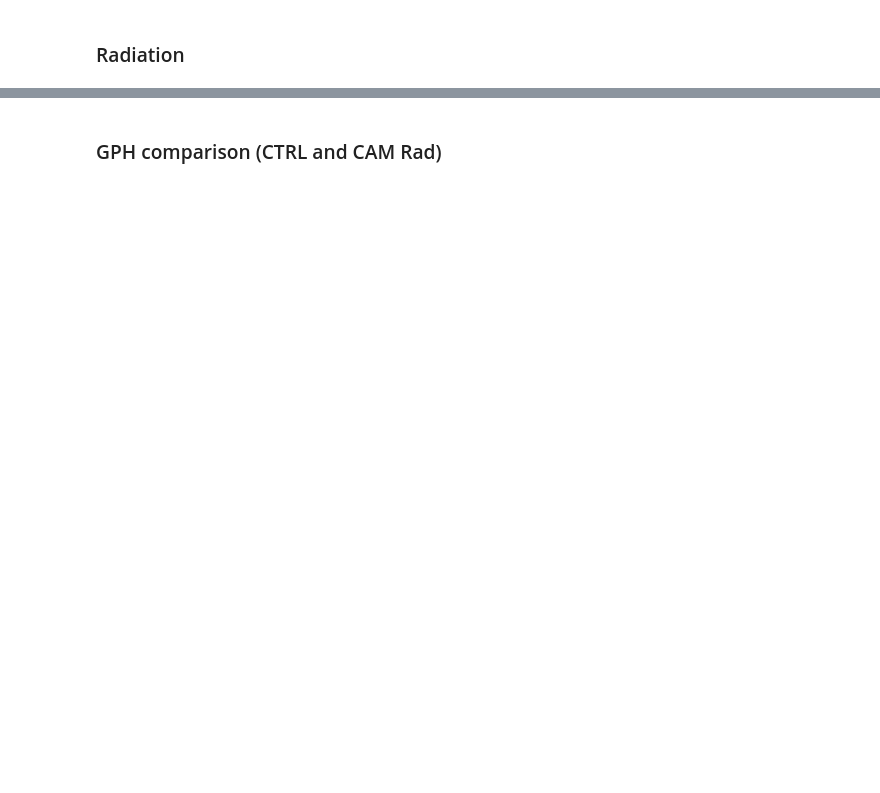
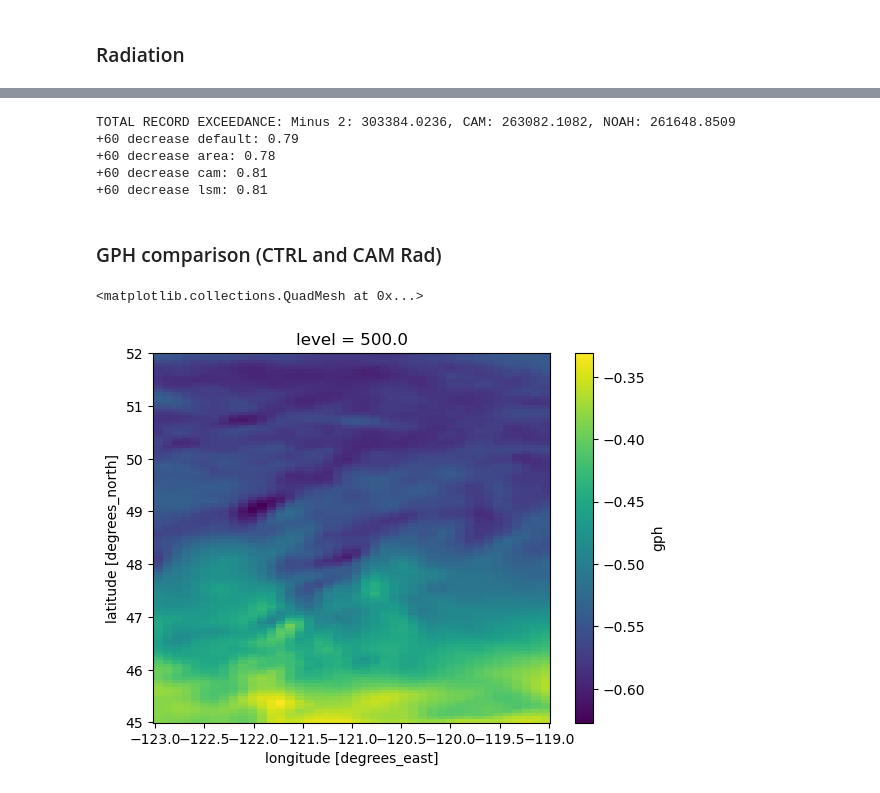
Before and after one commit to Lualawi/2021PNW_radiation, a Jupyter notebook: data_for_paper.ipynb, the cells around one changed output, grey strips where cells are left out. Saved outputs shown, nothing was run; the diff lists cells and outputs as text; code cells hidden in the pictures; blank space fills up the shorter version.

Commit message:
Update codes and figures after revision

```diff
--- a/data_for_paper.ipynb
+++ b/data_for_paper.ipynb
@@ -34,9 +49,9 @@ temperature_variables_era = ["t2m"]
 # %%
 #time indices
 indices = np.arange(57,153+1)
-
+filepath = '/scratch/st-rwhite01-1/lualawi/insol/insol/'
 #ERA for records
-with xr.open_dataset("/scratch/rwhite/ladmasu/insol/era5_t2m_hourly_1940-2021_PNW_JJA.nc") as era_reg:
+with xr.open_dataset(filepath+"era5_t2m_hourly_1940-2021_PNW_JJA.nc") as era_reg:
     era_dailymax = era_reg.resample(time = "1D").max()
     #find daily maximum and find the 2021 event in era5
     era_daily_max_PNW = era_dailymax.sel(latitude = slice(40,65), longitude = slice(-140,-100),
@@ -252,3 +474,45 @@ TOTAL RECORD EXCEEDANCE: Minus 2: 308970.833, CAM: 332536.7748, NOAH: 271464.927
+# %%
+##sensitivity studies
+rlat1 = 40
+rlat2 = 60
+rlon1=-130
+rlon2=-110
+
+june_minus2_max = june_minus2T.max(dim = 'XTIME')
+june_cam_max = june_camT.max(dim = 'XTIME')
+june_lsm_max = june_lsmT.max(dim = 'XTIME')
+
+aug_minus2_max = aug_minus2T.max(dim = 'XTIME')
+aug_cam_max = aug_camT.max(dim = 'XTIME')
+aug_lsm_max = aug_lsmT.max(dim = 'XTIME')
+
+#(any record exceedance)
+
+minus2_area0, a = records_area(records_broken, june_minus2_max, aug_minus2_max, 0,filepath+'area_gridera.nc',
+                               mask,rlat1,rlat2,rlon1,rlon2)
+cam_area0 ,b= records_area(records_broken, june_cam_max, aug_cam_max, 0,filepath+'area_gridera.nc',
+                               mask,rlat1,rlat2,rlon1,rlon2)
+lsm_area0, c = records_area(records_broken, june_lsm_max, aug_lsm_max, 0,filepath+'area_gridera.nc',
+                               mask,rlat1,rlat2,rlon1,rlon2)
+
+CTL_area0, june_mask2 = records_area(records_broken, june_max, june_max, 0,filepath+'area_gridera.nc',
+                                      mask,rlat1,rlat2,rlon1,rlon2)
+DEF_area0, june_mask2 = records_area(records_broken, june_max, aug_max, 0,filepath+'area_gridera.nc',
+                                      mask,rlat1,rlat2,rlon1,rlon2)
+
+
+print(f'TOTAL RECORD EXCEEDANCE: Minus 2: {round(float(minus2_area0.values),4)}, CAM: {round(float(cam_area0.values),4)}, NOAH: {round(float(lsm_area0.values),4)}')
+
+print(f'+60 decrease default: {round(float((CTL_area0-DEF_area0)/CTL_area0),2)}')
+print(f'+60 decrease area: {round(float((CTL_area0-minus2_area0)/CTL_area0),2)}')
+print(f'+60 decrease cam: {round(float((CTL_area0-cam_area0)/CTL_area0),2)}')
+print(f'+60 decrease lsm: {round(float((CTL_area0-lsm_area0)/CTL_area0),2)}')
+# %% [output]
+TOTAL RECORD EXCEEDANCE: Minus 2: 303384.0236, CAM: 263082.1082, NOAH: 261648.8509
++60 decrease default: 0.79
++60 decrease area: 0.78
++60 decrease cam: 0.81
++60 decrease lsm: 0.81
 # %% [markdown]
 ### GPH comparison (CTRL and CAM Rad)
 # %%
@@ -258,3 +522,8 @@ diff_sensgph = rrtmg_gph.mean(dim = "Time") - cam_gph.mean(dim = "Time")
 
 july_gph = july.sel(lat = slice(45,52), lon = slice(-123,-119), Time = july.Time[indices], level = 500).gph
 diff_months = rrtmg_gph.mean(dim = "Time") - july_gph.mean(dim = "Time")
+# %%
+diff_sensgph.plot()
+# %% [output]
+<matplotlib.collections.QuadMesh at 0x...>
+[figure, added]
```
Also changed, not shown: parts of 20 cells of this notebook, 6 other files.
